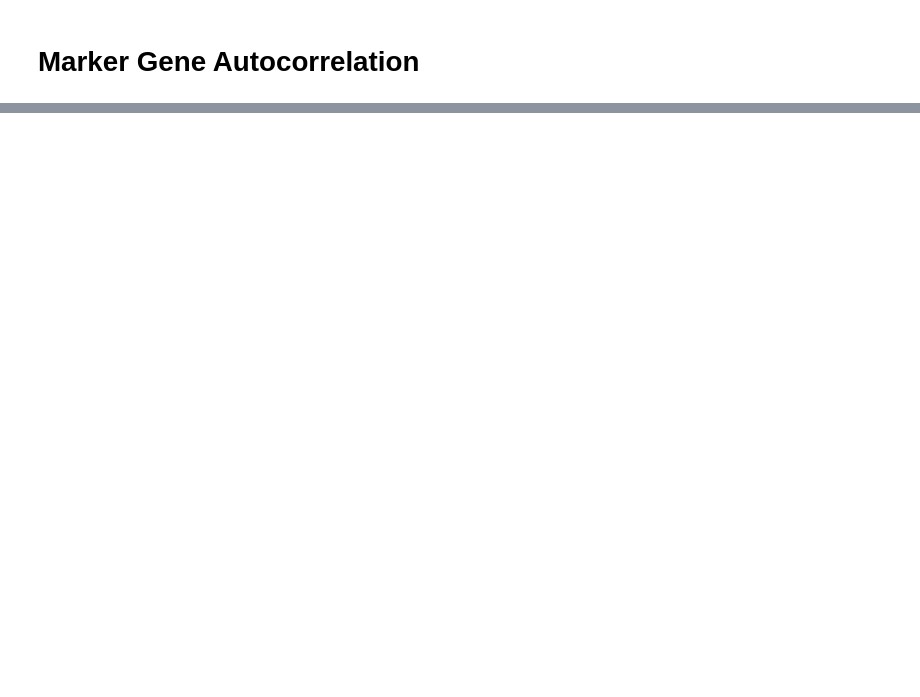
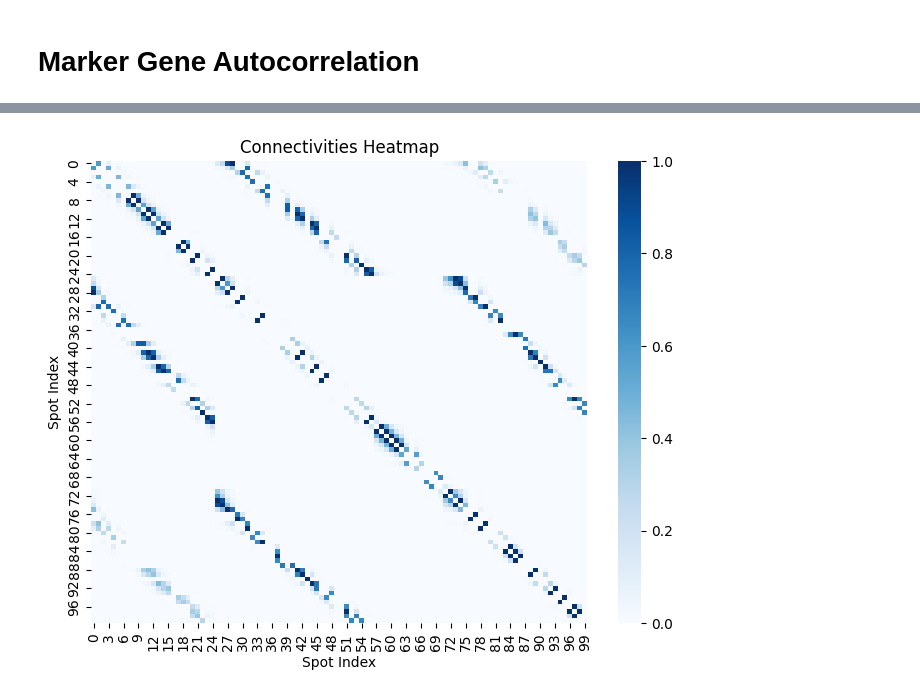
Before and after one commit to prob-ml/XeniumCluster, a Jupyter notebook: cluster_metrics.ipynb, the cells around one changed output, grey strips where cells are left out. Cells and saved outputs as stored; diff of their text form; code cells hidden in the pictures; blank space fills up the shorter version.

```diff
--- a/cluster_metrics.ipynb
+++ b/cluster_metrics.ipynb
@@ -258,0 +327,14 @@ Starting Moran's I Calculation.
+# %%
+# Extract the first 10x10 submatrix of the connectivities matrix
+connectivities_submatrix = moran_clusters.obsp["connectivities"][:spots_per_side, :spots_per_side].A
+# connectivities_submatrix = same_cluster[:spots_per_side, :spots_per_side]
+
+# Create a heatmap
+plt.figure(figsize=(8, 6))
+sns.heatmap(connectivities_submatrix, cmap='Blues')
+plt.title('Connectivities Heatmap')
+plt.xlabel('Spot Index')
+plt.ylabel('Spot Index')
+plt.show()
+# %% [output]
+[figure, added]
```
Also changed, not shown: parts of 13 cells of this notebook, 3 other files.
